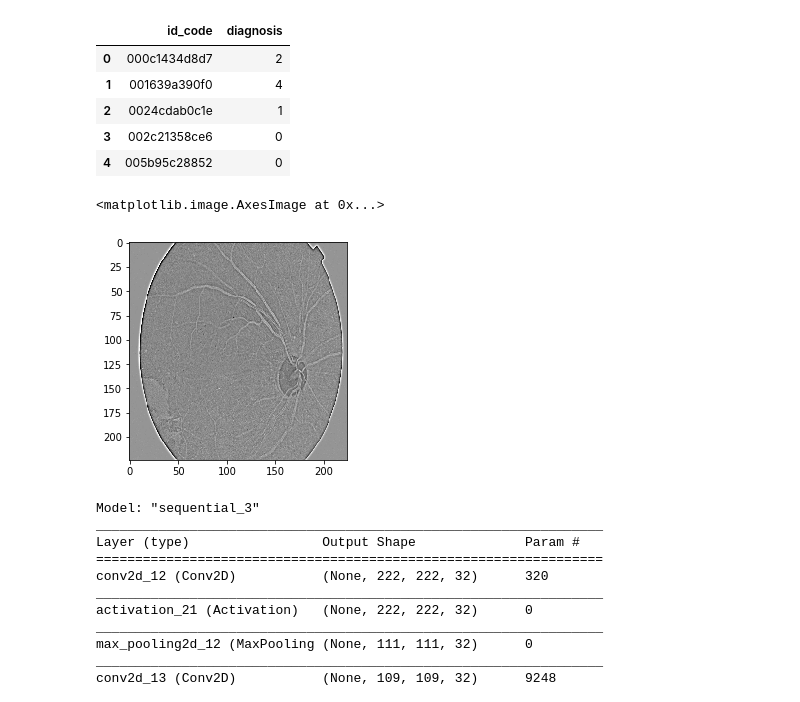
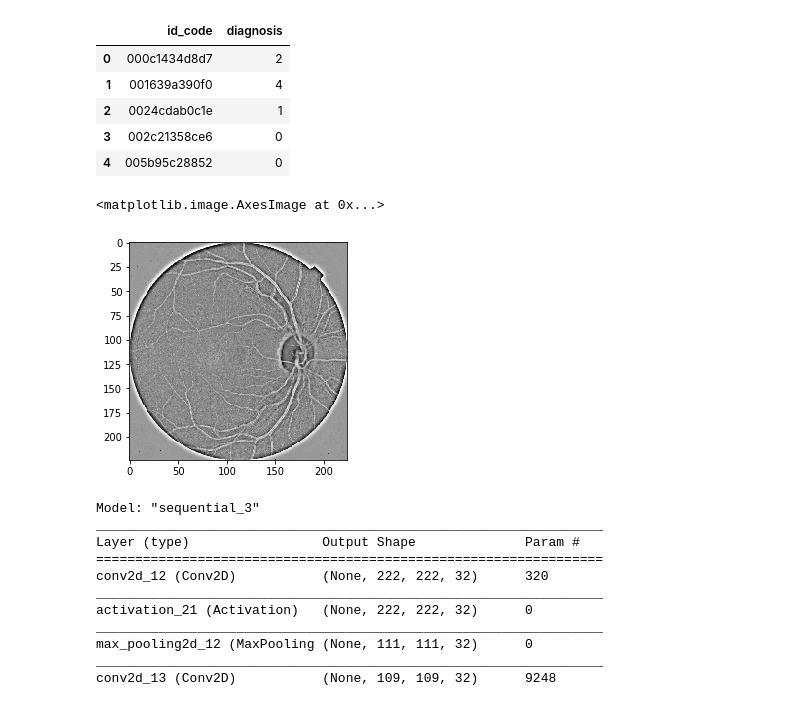
Before and after one commit to WaltAFWilliams/Machine-Learning, a Jupyter notebook: notebooks/DrBot.ipynb, the cells around one changed output. Saved outputs shown, nothing was run; the diff lists cells and outputs as text; code cells hidden in the pictures.

```diff
--- a/notebooks/DrBot.ipynb
+++ b/notebooks/DrBot.ipynb
@@ -51,10 +51,10 @@ X = np.asarray(X).reshape(-1, 224,224,1) # Converting X from a list into an arra
 X = X/255 # Normalizing X to be within values of 0-1
 y = np.asarray(y)
 # %%
-plt.imshow(X[9].reshape(224,224), cmap='Greys') # Seeing what the computer sees (Kinda)
+plt.imshow(X[4].reshape(224,224), cmap='Greys') # Seeing what the computer sees (Kinda)
 # %% [output]
 <matplotlib.image.AxesImage at 0x...>
-[figure, old version]
+[figure, new version]
 # %%
 # Splitting our data
 X_train, y_train, X_test, y_test = X[:3000], y[:3000], X[3000:], y[3000:]
```
